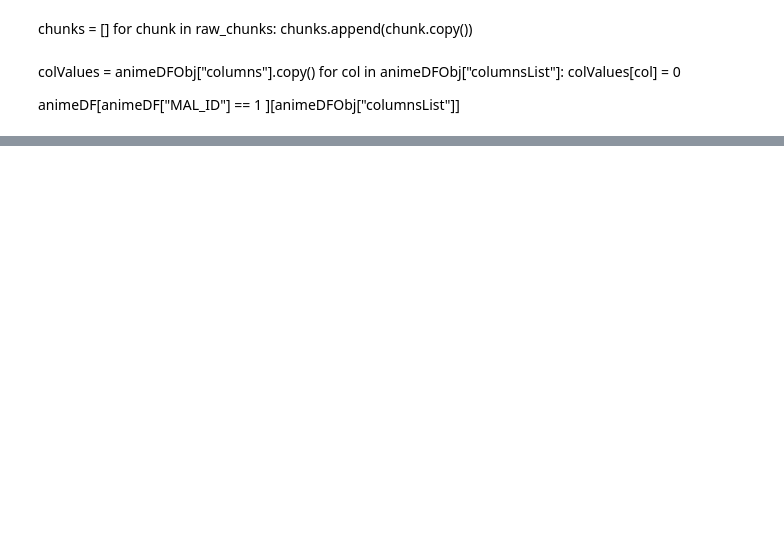
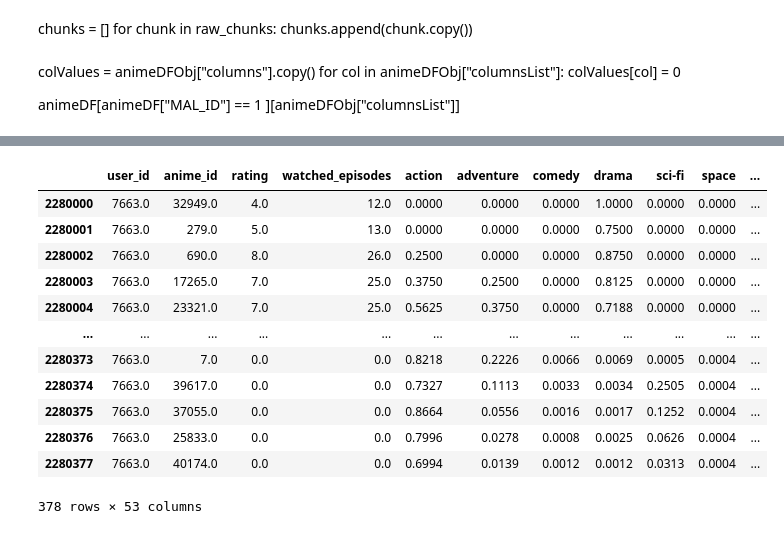
Before and after one commit to vaaghu/recommendation, a Jupyter notebook: main.ipynb, the cells around one changed output, grey strips where cells are left out. Drawn from its saved outputs; the diff is of its cells as text; code cells hidden in the pictures; blank space fills up the shorter version.

```diff
--- a/main.ipynb
+++ b/main.ipynb
@@ -26,7 +31,8 @@ for col in animeDFObj["columnsList"]:
 
 animeDF[animeDF["MAL_ID"] == 1 ][animeDFObj["columnsList"]]
 # %%
-animeDF = pd.read_csv('anime.csv')
+
+animeDF = pd.read_csv(datasets_location + 'anime.csv')
 columns = ["Genres"]
 animeDFObj = {}
 for chunkColumn in columns:
@@ -55,7 +61,8 @@ for chunkColumn in columns:
                 column = column.lower().strip()
                 if column == "unknown":
                     continue
-                row[column] = round(animeDFObj["columns"][column] / animeDFObj["length"],3)
+                # row[column] = round(animeDFObj["columns"][column] / animeDFObj["length"],3)
+                row[column] = 1
         return row
 
     animeDF.apply(lambda x: Genres(x, animeDFObj, True),axis = 1)
@@ -138,3 +178,19 @@ user
+# %%
+chunk[chunk["user_id"] == userid]
+# %% [output]
+|  | user_id | anime_id | rating | watched_episodes | action | adventure | comedy | drama | sci-fi | space | ... |
+| 2280000 | 7663.0 | 32949.0 | 4.0 | 12.0 | 0.0000 | 0.0000 | 0.0000 | 1.0000 | 0.0000 | 0.0000 | ... |
+| 2280001 | 7663.0 | 279.0 | 5.0 | 13.0 | 0.0000 | 0.0000 | 0.0000 | 0.7500 | 0.0000 | 0.0000 | ... |
+| 2280002 | 7663.0 | 690.0 | 8.0 | 26.0 | 0.2500 | 0.0000 | 0.0000 | 0.8750 | 0.0000 | 0.0000 | ... |
+| 2280003 | 7663.0 | 17265.0 | 7.0 | 25.0 | 0.3750 | 0.2500 | 0.0000 | 0.8125 | 0.0000 | 0.0000 | ... |
+| 2280004 | 7663.0 | 23321.0 | 7.0 | 25.0 | 0.5625 | 0.3750 | 0.0000 | 0.7188 | 0.0000 | 0.0000 | ... |
+| ... | ... | ... | ... | ... | ... | ... | ... | ... | ... | ... | ... |
+| 2280373 | 7663.0 | 7.0 | 0.0 | 0.0 | 0.8218 | 0.2226 | 0.0066 | 0.0069 | 0.0005 | 0.0004 | ... |
+| 2280374 | 7663.0 | 39617.0 | 0.0 | 0.0 | 0.7327 | 0.1113 | 0.0033 | 0.0034 | 0.2505 | 0.0004 | ... |
+| 2280375 | 7663.0 | 37055.0 | 0.0 | 0.0 | 0.8664 | 0.0556 | 0.0016 | 0.0017 | 0.1252 | 0.0004 | ... |
+| 2280376 | 7663.0 | 25833.0 | 0.0 | 0.0 | 0.7996 | 0.0278 | 0.0008 | 0.0025 | 0.0626 | 0.0004 | ... |
+| 2280377 | 7663.0 | 40174.0 | 0.0 | 0.0 | 0.6994 | 0.0139 | 0.0012 | 0.0012 | 0.0313 | 0.0004 | ... |
+378 rows × 53 columns
 # %%
 raw_chunk["watching_status"] = raw_chunk["watching_status"].apply(lambda x : watching_statusObj[x])
 # %%
```
Also changed, not shown: parts of 16 cells of this notebook.
